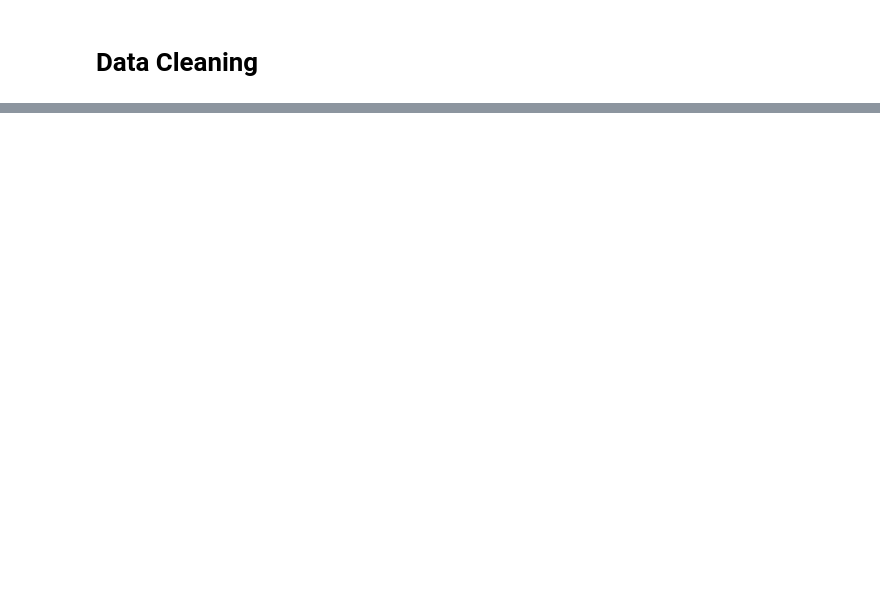
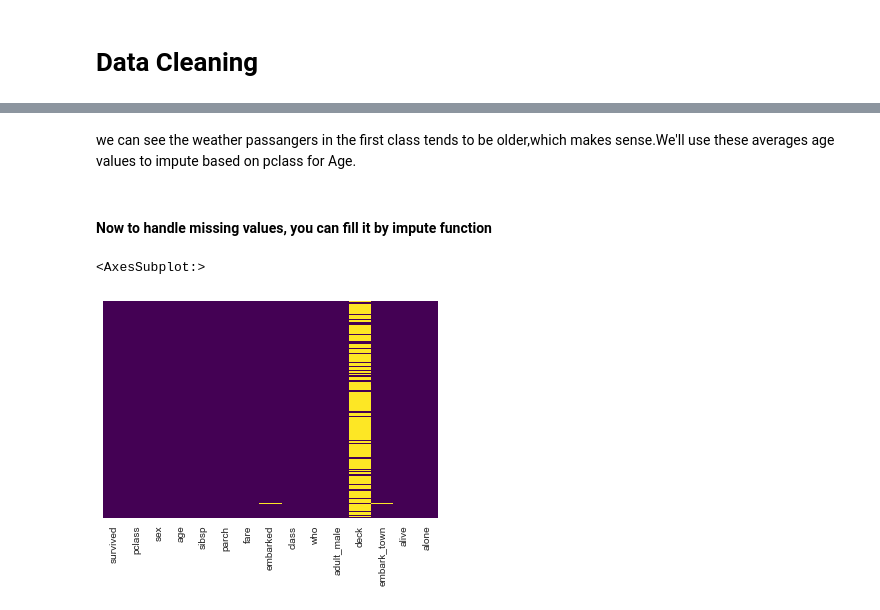
Before and after one commit to usmanjavaid227/Digi-Pakistan, a Jupyter notebook: section7_logisticRegression_Classification_metrics/logistic_regression.ipynb, the cells around one changed output, grey strips where cells are left out. Drawn from its saved outputs; the diff is of its cells as text; code cells hidden in the pictures; blank space fills up the shorter version.

```diff
--- a/section7_logisticRegression_Classification_metrics/logistic_regression.ipynb
+++ b/section7_logisticRegression_Classification_metrics/logistic_regression.ipynb
@@ -81,0 +94,27 @@ df['age'].hist(bins=30,color='darkred',alpha=0.7)
+# %% [markdown]
+we can see the weather passangers in the first class tends to be older,which makes sense.We'll use these averages age values to impute based on pclass for Age.
+# %% [markdown]
+#### Now to handle missing values, you can fill it by impute function
+# %%
+def impute_age(cols):
+    Age = cols[0]
+    Pclass = cols[1]
+
+    if pd.isnull(Age):
+        if Pclass == 1:
+            return 37
+        elif Pclass == 2:
+            return 29
+        else:
+            return 24
+    else:
+        return Age
+# %%
+# now apply the function to the dataframe
+df['age'] = df[['age','pclass']].apply(impute_age,axis=1)
+# %%
+# now you can see the heatmap again
+sns.heatmap(df.isnull(),yticklabels=False,cbar=False,cmap='viridis')
+# %% [output]
+<AxesSubplot:>
+[figure, added]
```
Also changed, not shown: parts of 29 cells of this notebook.
